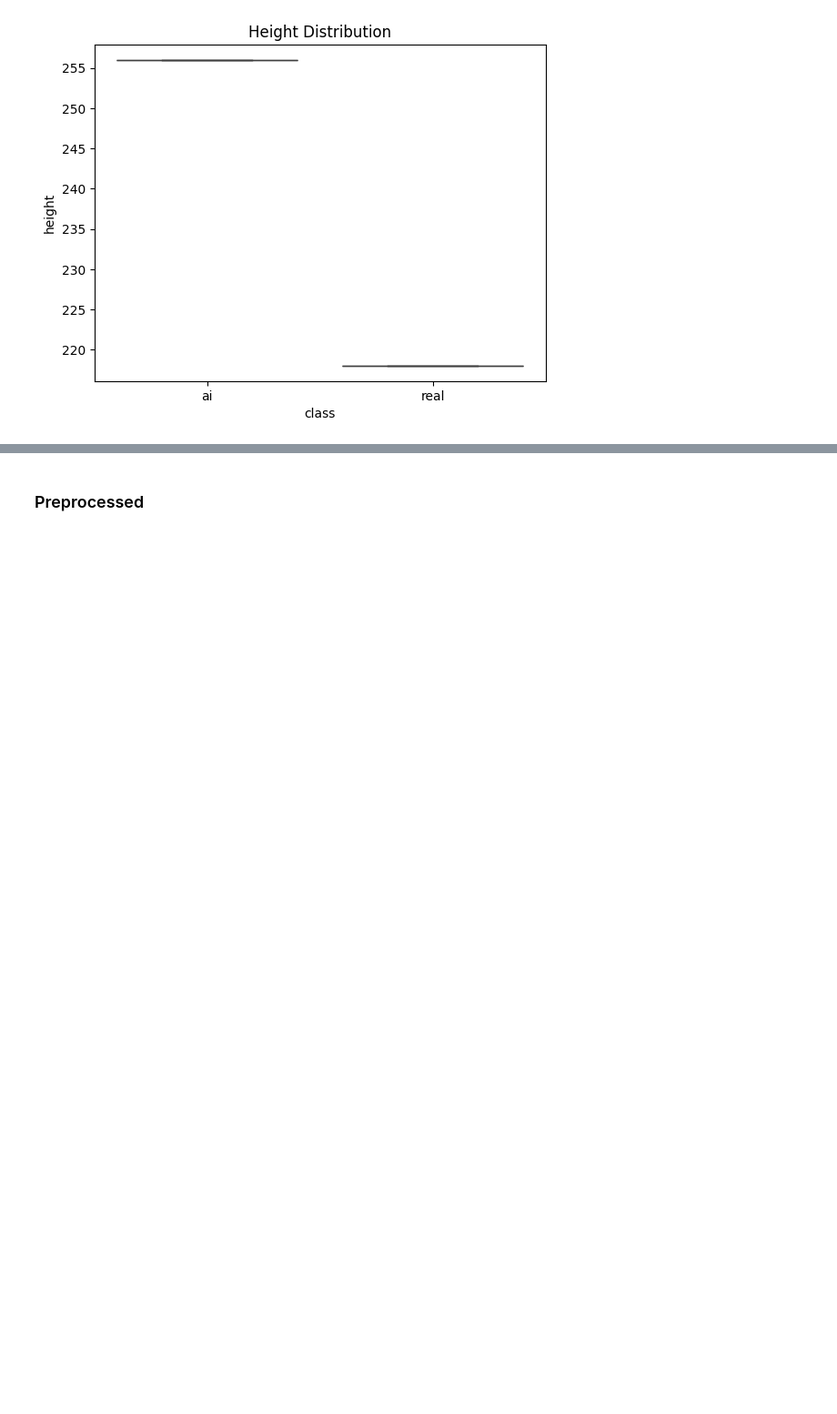
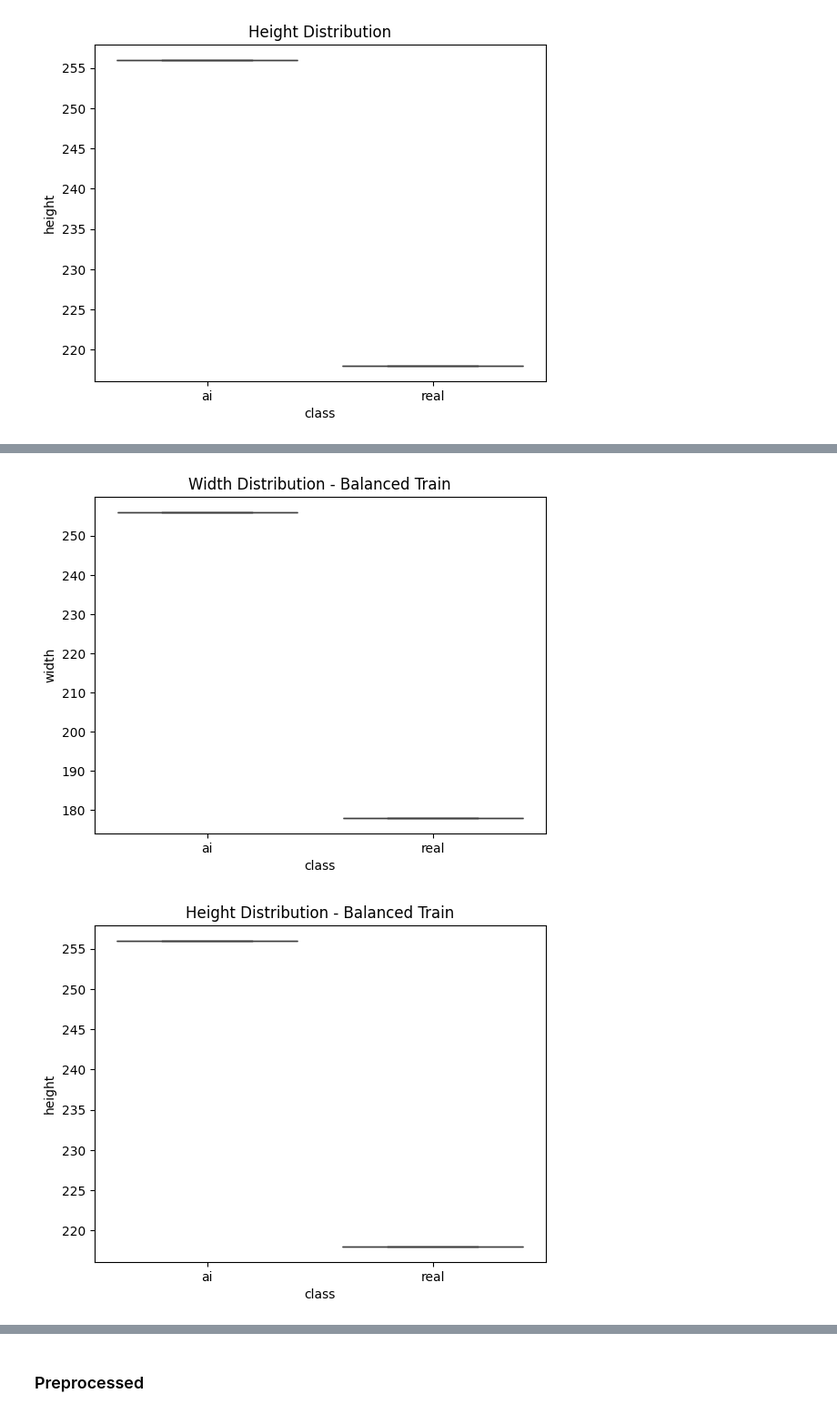
Before and after one commit to isavalladolidd/autoencoder-project, a Jupyter notebook: notebooks/01_msgg_processed,EDA_and_processed.ipynb, the cells around one changed output, grey strips where cells are left out. Shown at 91% size. Cells and saved outputs as stored; diff of their text form; code cells hidden in the pictures; blank space fills up the shorter version.

```diff
--- a/notebooks/01_msgg_processed,EDA_and_processed.ipynb
+++ b/notebooks/01_msgg_processed,EDA_and_processed.ipynb
@@ -215,0 +339,6 @@ show_samples("real")
+# %%
+ai_count = df_pivot.loc["train", "ai"]
+real_count = df_pivot.loc["train", "real"]
+
+print("If subsampled:")
+print(f"New dataset size: {ai_count * 2}")
@@ -215,0 +415,19 @@ show_samples("real")
+# %%
+TRAIN_BAL = PROJECT_ROOT / "data" / "interim" / "train_balanced"
+
+sizes = []
+
+for cls in ["ai", "real"]:
+    for img_path in (TRAIN_BAL / cls).glob("*"):
+        with Image.open(img_path) as img:
+            sizes.append({
+                "class": cls,
+                "width": img.width,
+                "height": img.height,
+                "aspect_ratio": img.width / img.height
+            })
+
+df_sizes_bal = pd.DataFrame(sizes)
+
+print("===== SIZE STATS (TRAIN_BALANCED) =====")
+print(df_sizes_bal.groupby("class").agg(["mean","std","min","max"]))
@@ -215,0 +447,20 @@ show_samples("real")
+# %%
+
+
+plt.figure()
+sns.boxplot(data=df_sizes_bal, x="class", y="width")
+plt.title("Width Distribution - Balanced Train")
+plt.show()
+
+plt.figure()
+sns.boxplot(data=df_sizes_bal, x="class", y="height")
+plt.title("Height Distribution - Balanced Train")
+plt.show()
+
+plt.figure()
+sns.boxplot(data=df_sizes_bal, x="class", y="aspect_ratio")
+plt.title("Aspect Ratio Distribution - Balanced Train")
+plt.show()
+# %% [output]
+[figure, added]
+[figure, added]
```
Also changed, not shown: parts of 40 cells of this notebook.
